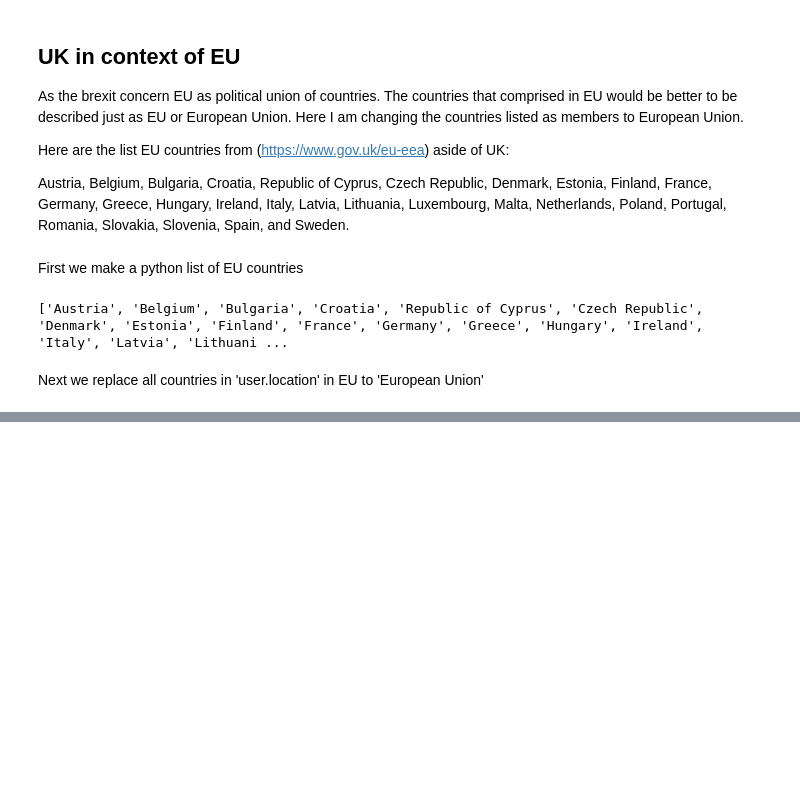
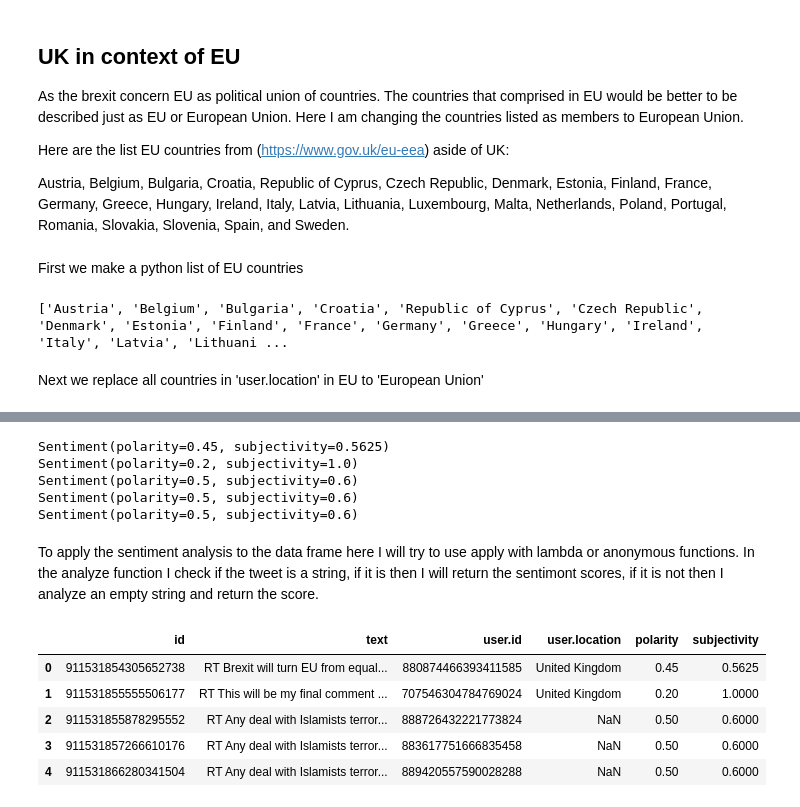
Before and after one commit to indralukmana/twitter-brexit, a Jupyter notebook: Indra/Brexit-Twitter-Indra_Lukmana.ipynb, the cells around one changed output, grey strips where cells are left out. Cells and saved outputs as stored; diff of their text form; code cells hidden in the pictures; blank space fills up the shorter version.

```diff
--- a/Indra/Brexit-Twitter-Indra_Lukmana.ipynb
+++ b/Indra/Brexit-Twitter-Indra_Lukmana.ipynb
@@ -392,0 +450,29 @@ Before we analyze the tweets sentiment we need to clean the tweet texts from lin
+# %%
+for t in df_tweets.head()['text']:
+    text_cleaned = ' '.join(re.sub(filterer, ' ',t).split())
+    analysis = TextBlob(text_cleaned)
+    print(analysis.sentiment)
+# %% [output]
+Sentiment(polarity=0.45, subjectivity=0.5625)
+Sentiment(polarity=0.2, subjectivity=1.0)
+Sentiment(polarity=0.5, subjectivity=0.6)
+Sentiment(polarity=0.5, subjectivity=0.6)
+Sentiment(polarity=0.5, subjectivity=0.6)
+# %% [markdown]
+To apply the sentiment analysis to the data frame here I will try to use apply with lambda or anonymous functions.  In the analyze function I check if the tweet is a string, if it is then I will return the sentimont scores, if it is not then I analyze an empty string and return the score.
+# %%
+def analyze(tweet):
+    if isinstance(tweet, str) is not True:
+        tweet = ''
+    return TextBlob(tweet).sentiment
+
+df_tweets[['polarity', 'subjectivity']] = df_tweets['text'].apply(lambda tweet: pd.Series(analyze(tweet)))
+# %%
+df_tweets.head()
+# %% [output]
+|  | id | text | user.id | user.location | polarity | subjectivity |
+| 0 | 911531854305652738 | RT Brexit will turn EU from equal... | 880874466393411585 | United Kingdom | 0.45 | 0.5625 |
+| 1 | 911531855555506177 | RT This will be my final comment ... | 707546304784769024 | United Kingdom | 0.20 | 1.0000 |
+| 2 | 911531855878295552 | RT Any deal with Islamists terror... | 888726432221773824 | NaN | 0.50 | 0.6000 |
+| 3 | 911531857266610176 | RT Any deal with Islamists terror... | 883617751666835458 | NaN | 0.50 | 0.6000 |
+| 4 | 911531866280341504 | RT Any deal with Islamists terror... | 889420557590028288 | NaN | 0.50 | 0.6000 |
```
Also changed, not shown: parts of 21 cells of this notebook, 1 other file.
